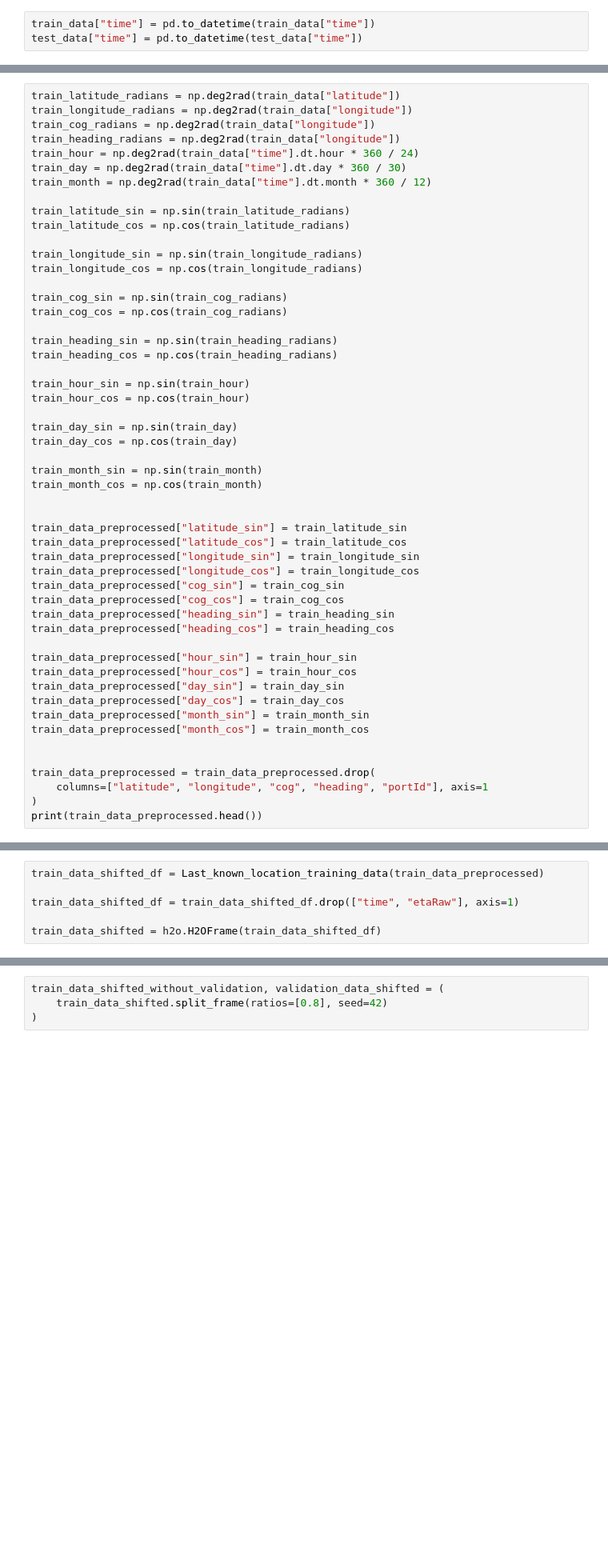
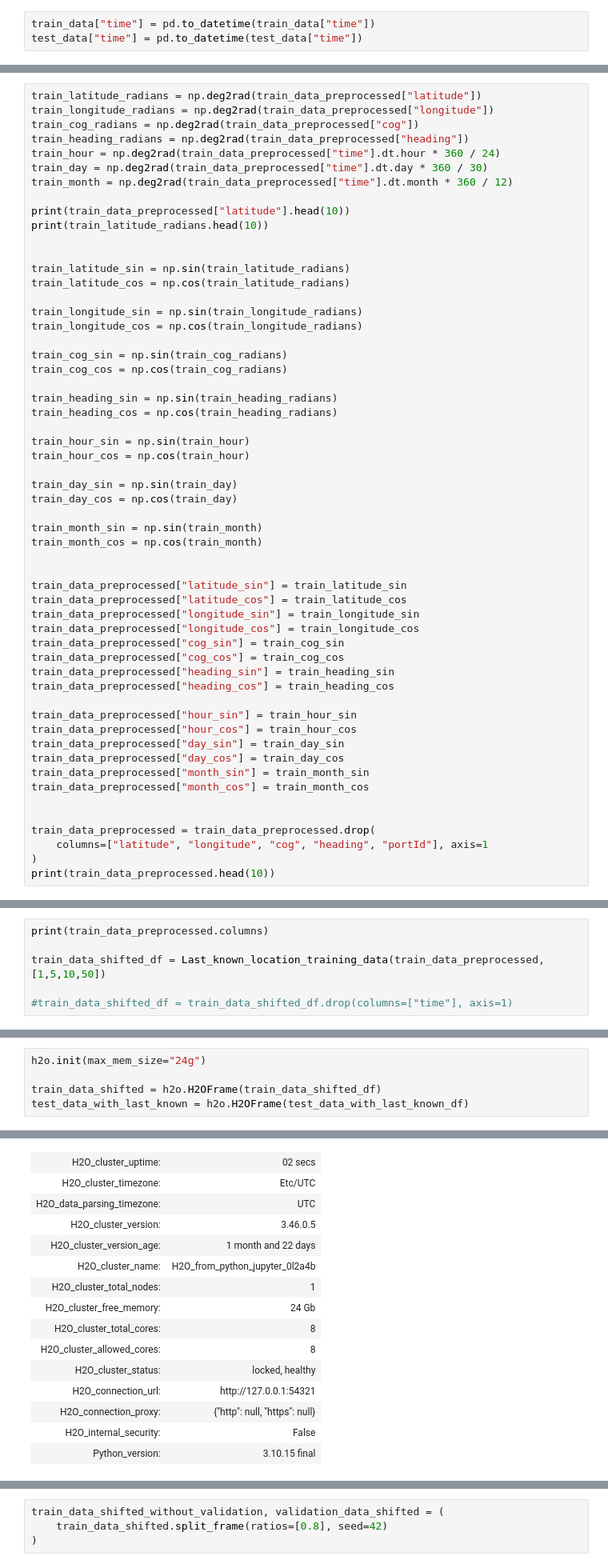
Before and after one commit to iverri/ML-Group-Project, a Jupyter notebook: src/pipeline_kris.ipynb, the cells around one changed output, grey strips where cells are left out. Shown: that part at 80% size. Drawn from its saved outputs; the diff is of its cells as text; blank space fills up the shorter version.

Commit message:
fix: preprocessing bug fix and implement better training data

```diff
--- a/src/pipeline_kris.ipynb
+++ b/src/pipeline_kris.ipynb
@@ -178,11 +116,15 @@ Name: etaRaw, dtype: datetime64[ns]
 # %%
-train_latitude_radians = np.deg2rad(train_data["latitude"])
-train_longitude_radians = np.deg2rad(train_data["longitude"])
-train_cog_radians = np.deg2rad(train_data["longitude"])
-train_heading_radians = np.deg2rad(train_data["longitude"])
-train_hour = np.deg2rad(train_data["time"].dt.hour * 360 / 24)
-train_day = np.deg2rad(train_data["time"].dt.day * 360 / 30)
-train_month = np.deg2rad(train_data["time"].dt.month * 360 / 12)
+train_latitude_radians = np.deg2rad(train_data_preprocessed["latitude"])
+train_longitude_radians = np.deg2rad(train_data_preprocessed["longitude"])
+train_cog_radians = np.deg2rad(train_data_preprocessed["cog"])
+train_heading_radians = np.deg2rad(train_data_preprocessed["heading"])
+train_hour = np.deg2rad(train_data_preprocessed["time"].dt.hour * 360 / 24)
+train_day = np.deg2rad(train_data_preprocessed["time"].dt.day * 360 / 30)
+train_month = np.deg2rad(train_data_preprocessed["time"].dt.month * 360 / 12)
+
+print(train_data_preprocessed["latitude"].head(10))
+print(train_latitude_radians.head(10))
+
 
 train_latitude_sin = np.sin(train_latitude_radians)
 train_latitude_cos = np.cos(train_latitude_radians)
@@ -226,5 +168,5 @@ train_data_preprocessed["month_cos"] = train_month_cos
 train_data_preprocessed = train_data_preprocessed.drop(
     columns=["latitude", "longitude", "cog", "heading", "portId"], axis=1
 )
-print(train_data_preprocessed.head())
+print(train_data_preprocessed.head(10))
 # %% [output]
@@ -315,7 +262,7 @@ def Last_known_location_training_data(data: pd.DataFrame) -> pd.DataFrame:
 # %%
-train_data_shifted_df = Last_known_location_training_data(train_data_preprocessed)
+print(train_data_preprocessed.columns)
 
-train_data_shifted_df = train_data_shifted_df.drop(["time", "etaRaw"], axis=1)
+train_data_shifted_df = Last_known_location_training_data(train_data_preprocessed,[1,5,10,50])
 
-train_data_shifted = h2o.H2OFrame(train_data_shifted_df)
+#train_data_shifted_df = train_data_shifted_df.drop(columns=["time"], axis=1)
 # %% [output]
@@ -322,0 +362,6 @@ Parse progress: |█████████████████████
+# %%
+h2o.init(max_mem_size="24g")
+
+train_data_shifted = h2o.H2OFrame(train_data_shifted_df)
+test_data_with_last_known = h2o.H2OFrame(test_data_with_last_known_df)
+# %% [output]
@@ -322,0 +377,15 @@ Parse progress: |█████████████████████
+| H2O_cluster_uptime: | 02 secs |
+| H2O_cluster_timezone: | Etc/UTC |
+| H2O_data_parsing_timezone: | UTC |
+| H2O_cluster_version: | 3.46.0.5 |
+| H2O_cluster_version_age: | 1 month and 22 days |
+| H2O_cluster_name: | H2O_from_python_jupyter_0l2a4b |
+| H2O_cluster_total_nodes: | 1 |
+| H2O_cluster_free_memory: | 24 Gb |
+| H2O_cluster_total_cores: | 8 |
+| H2O_cluster_allowed_cores: | 8 |
+| H2O_cluster_status: | locked, healthy |
+| H2O_connection_url: | http://127.0.0.1:54321 |
+| H2O_connection_proxy: | {"http": null, "https": null} |
+| H2O_internal_security: | False |
+| Python_version: | 3.10.15 final |
```
Also changed, not shown: parts of 22 cells of this notebook, 1 other file.
